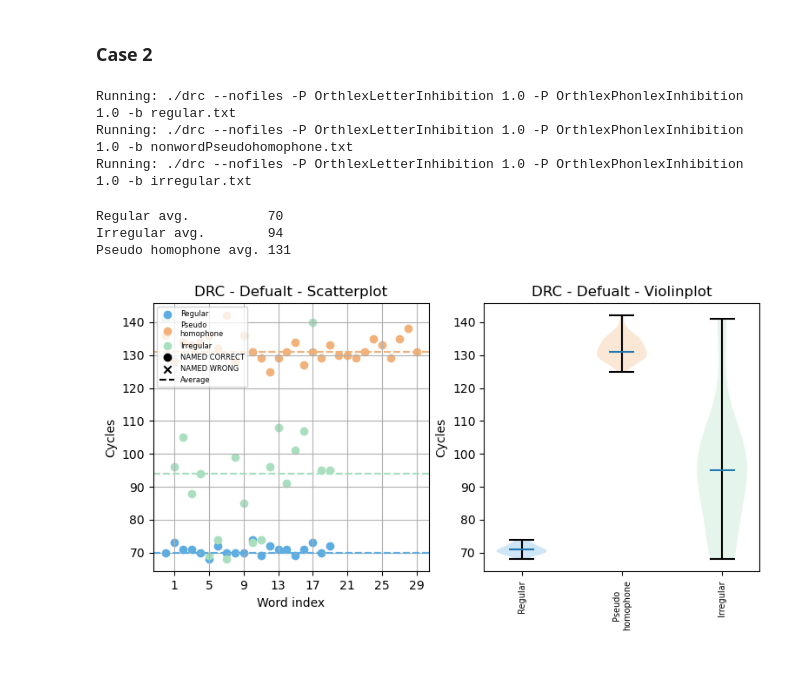
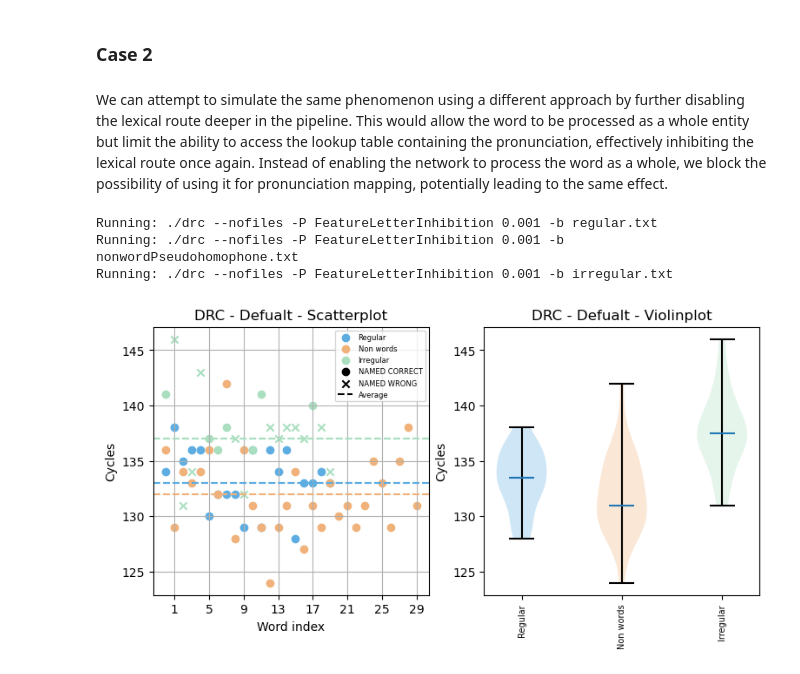
Before and after one commit to Quinta13/LRB_project, a Jupyter notebook: assignment2/exercises.ipynb, the cells around one changed output. Cells and saved outputs as stored; diff of their text form; code cells hidden in the pictures.

```diff
--- a/assignment2/exercises.ipynb
+++ b/assignment2/exercises.ipynb
@@ -248,10 +230,8 @@ We try to enhance the regularity by strengthening the connection responsible for
 # %%
-parameters_regularity = [
-    (Parameter.OrthlexLetterExcitation, 0.5),
-    (Parameter.OrthlexPhonlexExcitation, 0.5),
-    (Parameter.PhonlexOrthlexExcitation, 0.5)
+parameters_v1 = [
+    (Parameter.OrthlexLetterExcitation, 0.9),
 ]
 
-regular_results_reg   = drc.run(word=regular_file,   parameters=parameters_regularity)
-irregular_results_reg = drc.run(word=irregular_file, parameters=parameters_regularity)
+regular_results_v1  = drc.run(word=regular_file,   parameters=parameters_v1)
+irregular_results_v1 = drc.run(word=irregular_file, parameters=parameters_v1)
 # %% [output]
@@ -262,9 +242,7 @@ Conversely we make these connection weaker to indirectly help the single graphem
 # %%
-parameters_irregularity = [
+parameters_v2 = [
     (Parameter.OrthlexLetterExcitation, 0.1),
-    (Parameter.OrthlexPhonlexExcitation, 0.1),
-    (Parameter.PhonlexOrthlexExcitation, 0.1)
 ]
-regular_results_irreg   = drc.run(word=regular_file, parameters=parameters_irregularity)
-irregular_results_irreg = drc.run(word=irregular_file, parameters=parameters_irregularity)
+regular_results_v2  = drc.run(word=regular_file, parameters=parameters_v2)
+irregular_results_v2 = drc.run(word=irregular_file, parameters=parameters_v2)
 # %% [output]
@@ -540,10 +533,10 @@ By reducing the excitation for orthographic-to-letter and orthographic-to-phonem
 # %%
 parameter_case1 = [
-    (Parameter.OrthlexLetterExcitation, 0.001),
-    (Parameter.OrthlexPhonlexExcitation, 0.001)
+    (Parameter.OrthlexPhonlexExcitation, 0.001),
+    (Parameter.OrthlexLetterExcitation, 0.001)
 ]
 
 regular_results_case1   = drc.run(word=regular_file,   parameters=parameter_case1)
-ph_results_case1        = drc.run(word=ph_file,        parameters=parameter_case1)
+nph_results_case1       = drc.run(word=nph_file,       parameters=parameter_case1)
 irregular_results_case1 = drc.run(word=irregular_file, parameters=parameter_case1)
 # %% [output]
@@ -568,30 +560,24 @@ Pseudo homophone avg. 132
 # %% [markdown]
 ### Case 2
+# %% [markdown]
+We can attempt to simulate the same phenomenon using a different approach by further disabling the lexical route deeper in the pipeline. This would allow the word to be processed as a whole entity but limit the ability to access the lookup table containing the pronunciation, effectively inhibiting the lexical route once again. Instead of enabling the network to process the word as a whole, we block the possibility of using it for pronunciation mapping, potentially leading to the same effect.
 # %%
 parameter_case2 =  [
-    (Parameter.OrthlexLetterInhibition, 1.),
-    (Parameter.OrthlexPhonlexInhibition, 1.)
+    (Parameter.FeatureLetterInhibition, 0.001),
 ]
 
 regular_results_case2   = drc.run(word=regular_file,   parameters=parameter_case2)
-ph_results_case2        = drc.run(word=ph_file,        parameters=parameter_case2)
+nph_results_case2        = drc.run(word=ph_file,        parameters=parameter_case2)
 irregular_results_case2 = drc.run(word=irregular_file, parameters=parameter_case2)
 # %% [output]
-Running: ./drc --nofiles -P OrthlexLetterInhibition 1.0 -P OrthlexPhonlexInhibition 1.0 -b regular.txt
-Running: ./drc --nofiles -P OrthlexLetterInhibition 1.0 -P OrthlexPhonlexInhibition 1.0 -b nonwordPseudohomophone.txt
-Running: ./drc --nofiles -P OrthlexLetterInhibition 1.0 -P OrthlexPhonlexInhibition 1.0 -b irregular.txt
+Running: ./drc --nofiles -P FeatureLetterInhibition 0.001 -b regular.txt
+Running: ./drc --nofiles -P FeatureLetterInhibition 0.001 -b nonwordPseudohomophone.txt
+Running: ./drc --nofiles -P FeatureLetterInhibition 0.001 -b irregular.txt
 # %%
-print(f"Regular avg.          {regular_results_case2.avg_cycle}")
-print(f"Irregular avg.        {irregular_results_case2.avg_cycle}")
-print(f"Pseudo homophone avg. {ph_results_case2.avg_cycle}")
-
 ResultSet.plot_cycles_comparison(
-    results=[regular_results_case2, ph_results_case2, irregular_results_case2],
-    legends=["Regular", "Pseudo\nhomophone", "Irregular"],
+    results=[regular_results_case2, nph_results_case2, irregular_results_case2],
+    legends=["Regular", "Non words", "Irregular"],
     title="DRC - Defualt"
 )
 # %% [output]
-Regular avg.          70
-Irregular avg.        94
-Pseudo homophone avg. 131
-[figure, old version]
+[figure, new version]
```
Also changed, not shown: parts of 56 cells of this notebook, 1 other file.
